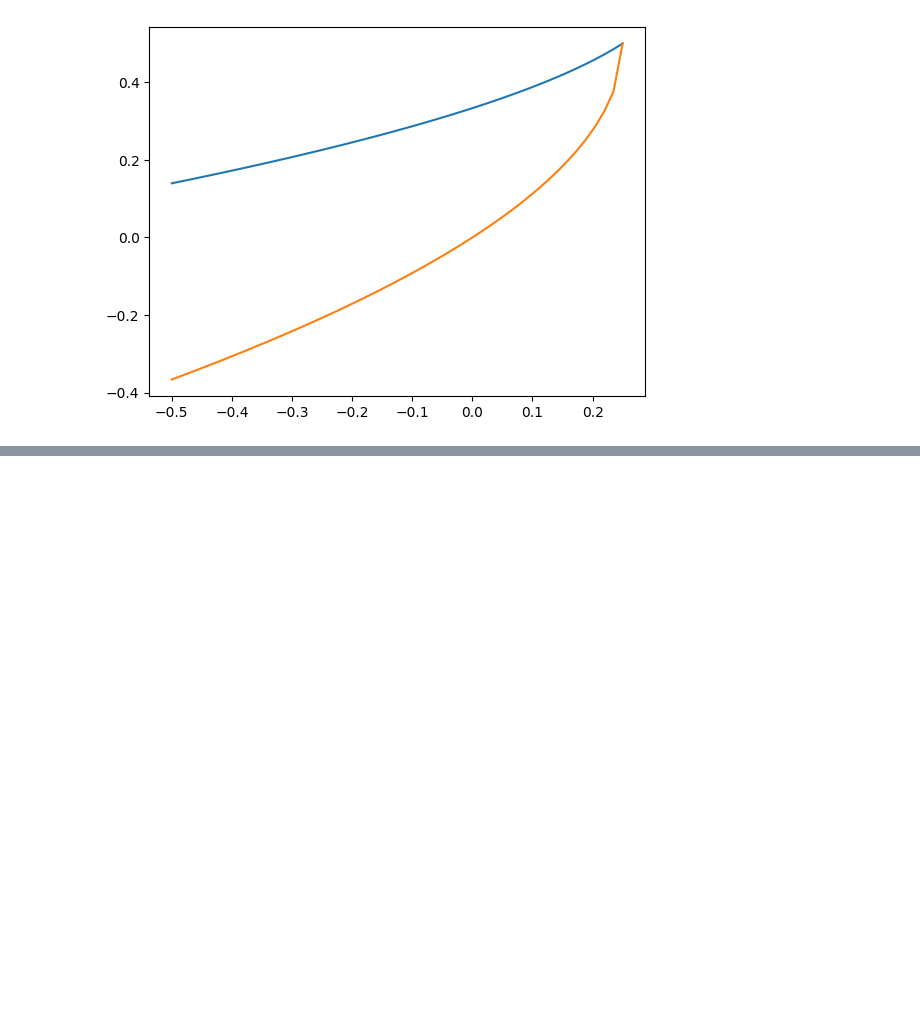
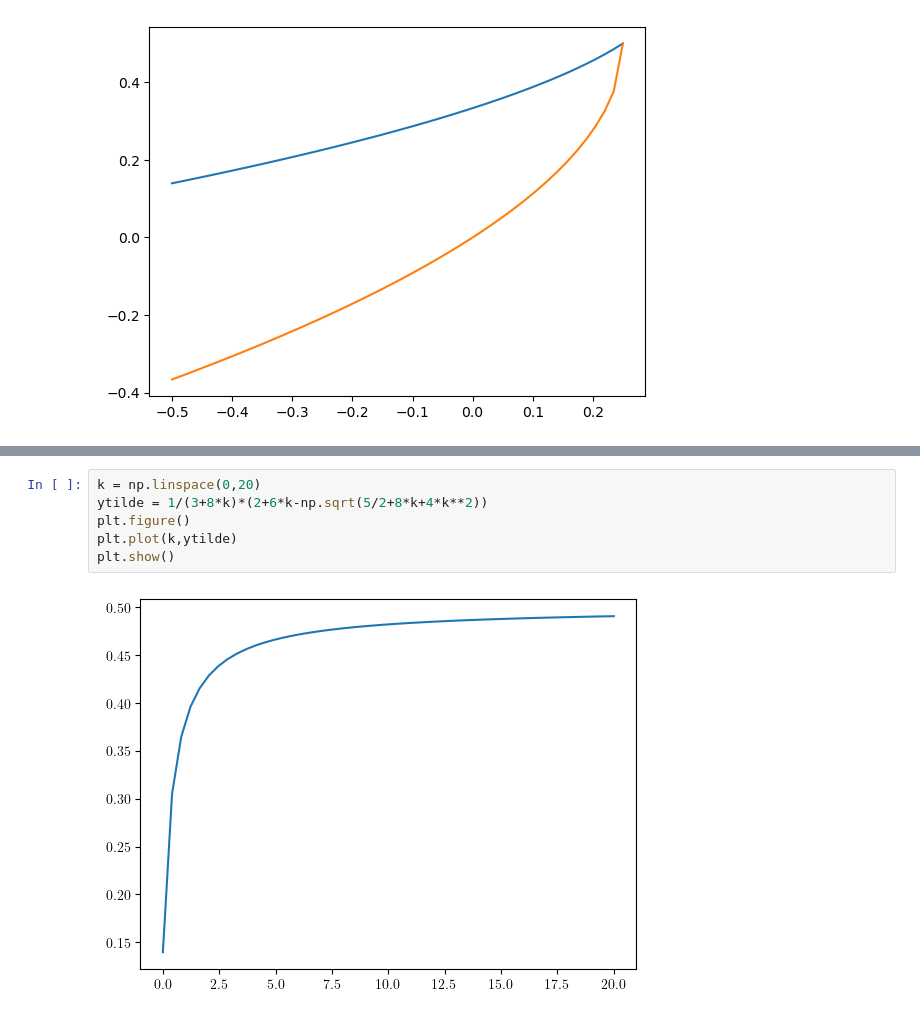
Before and after one commit to ChriGomm/Bachelor_sympy, a Jupyter notebook: fixp_alal.ipynb, the cells around one changed output, grey strips where cells are left out. Saved outputs shown, nothing was run; the diff lists cells and outputs as text; blank space fills up the shorter version.

```diff
--- a/fixp_alal.ipynb
+++ b/fixp_alal.ipynb
@@ -221,0 +229,8 @@ plt.show()
+# %%
+k = np.linspace(0,20)
+ytilde = 1/(3+8*k)*(2+6*k-np.sqrt(5/2+8*k+4*k**2))
+plt.figure()
+plt.plot(k,ytilde)
+plt.show()
+# %% [output]
+[figure, added]
```
Also changed, not shown: parts of 1 cell of this notebook, 1 other file.
